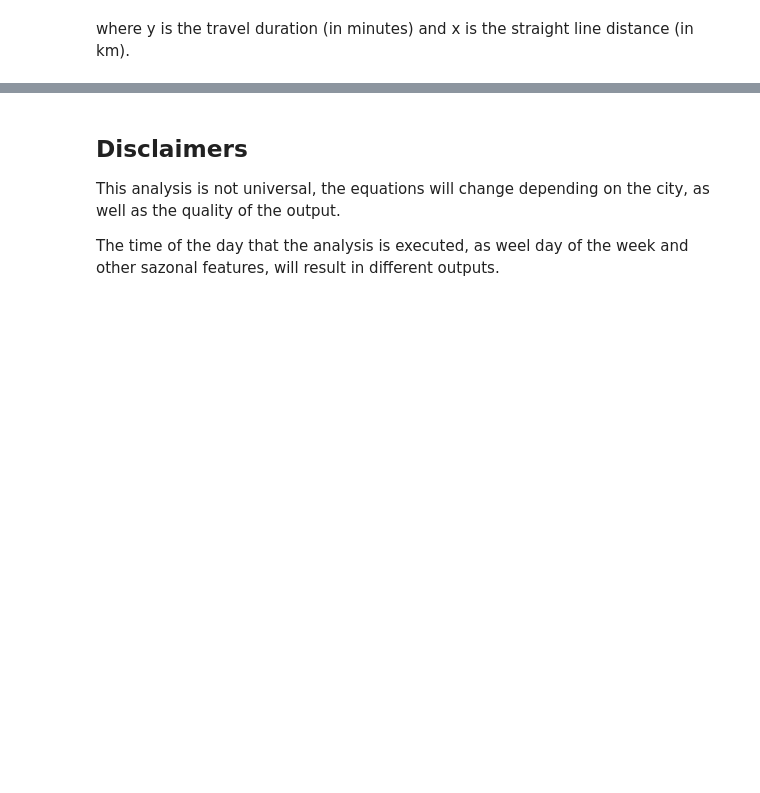
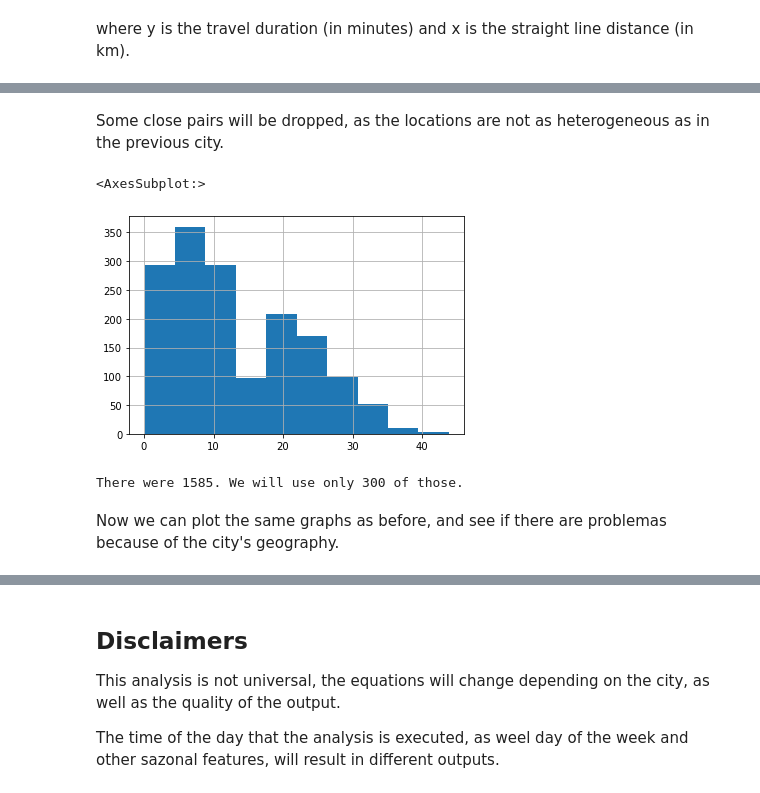
Before and after one commit to vdresch/StraightlineToRealworld_logisics, a Jupyter notebook: analysis.ipynb, the cells around one changed output, grey strips where cells are left out. Cells and saved outputs as stored; diff of their text form; code cells hidden in the pictures; blank space fills up the shorter version.

```diff
--- a/analysis.ipynb
+++ b/analysis.ipynb
@@ -304,0 +370,14 @@ São Paulo, used as an example, is a big city, without many "empty pockets" insi
+# %% [markdown]
+Some close pairs will be dropped, as the locations are not as heterogeneous as in the previous city.
+# %%
+pairs = pairs.drop(pairs[pairs['straight_distance'] < 3].sample(frac=.5).index)
+
+pairs['straight_distance'].hist()
+# %% [output]
+<AxesSubplot:>
+[figure, added]
+# %%
+print("There were {}. We will use only 300 of those.".format(len(pairs)))
+sub_sample = pairs.sample(n=300)
+# %% [output]
+There were 1585. We will use only 300 of those.
@@ -304,0 +406,2 @@ São Paulo, used as an example, is a big city, without many "empty pockets" insi
+# %% [markdown]
+Now we can plot the same graphs as before, and see if there are problemas because of the city's geography.
```
Also changed, not shown: parts of 22 cells of this notebook.
